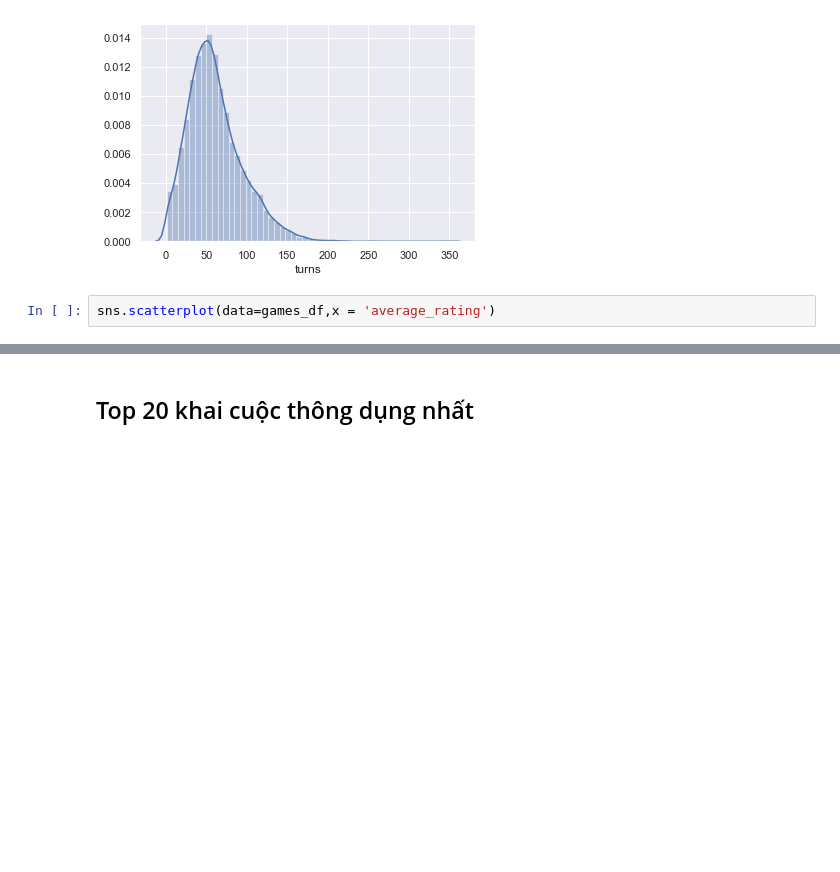
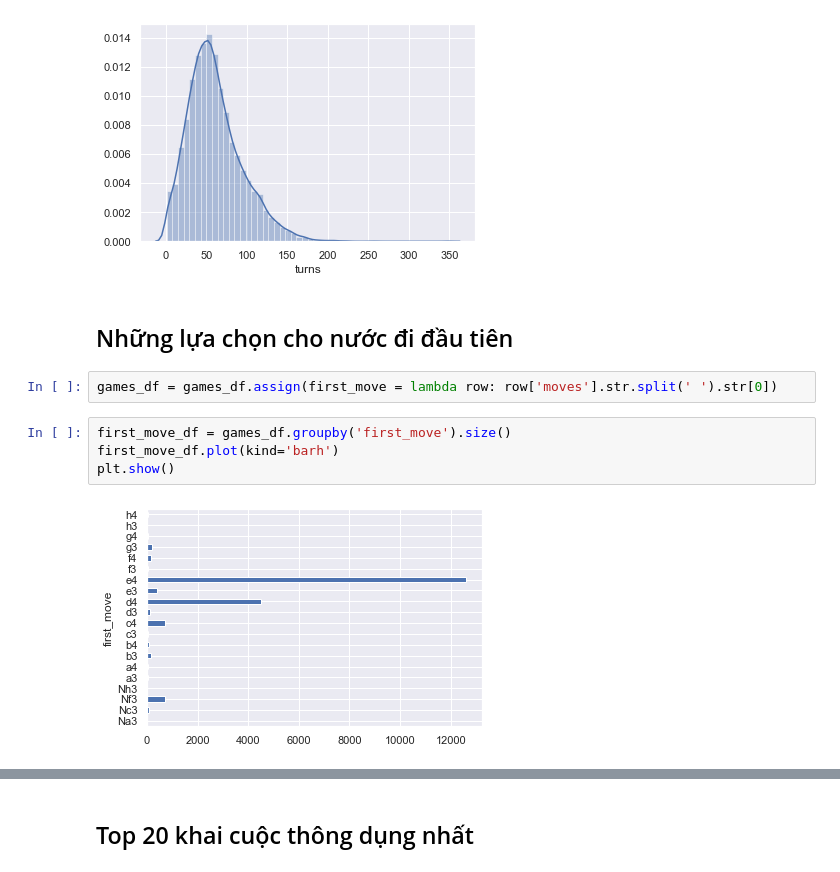
Before and after one commit to nvhieu4899/ProgrammingForDS_PROJECT, a Jupyter notebook: 1712446-NguyenVanHieu.ipynb, the cells around one changed output, grey strips where cells are left out. Drawn from its saved outputs; the diff is of its cells as text; blank space fills up the shorter version.

Commit message:
+ phân tích các trận đấu có rating cao, first move

```diff
--- a/1712446-NguyenVanHieu.ipynb
+++ b/1712446-NguyenVanHieu.ipynb
@@ -50,5 +56,13 @@ sns.distplot(games_df['turns'])
 plt.show()
 # %% [output]
 [figure]
-# %%
-sns.scatterplot(data=games_df,x = 'average_rating')
+# %% [markdown]
+## Những lựa chọn cho nước đi đầu tiên
+# %%
+games_df = games_df.assign(first_move = lambda row: row['moves'].str.split(' ').str[0])
+# %%
+first_move_df = games_df.groupby('first_move').size()
+first_move_df.plot(kind='barh')
+plt.show()
+# %% [output]
+[figure, added]
```
Also changed, not shown: parts of 30 cells of this notebook.
